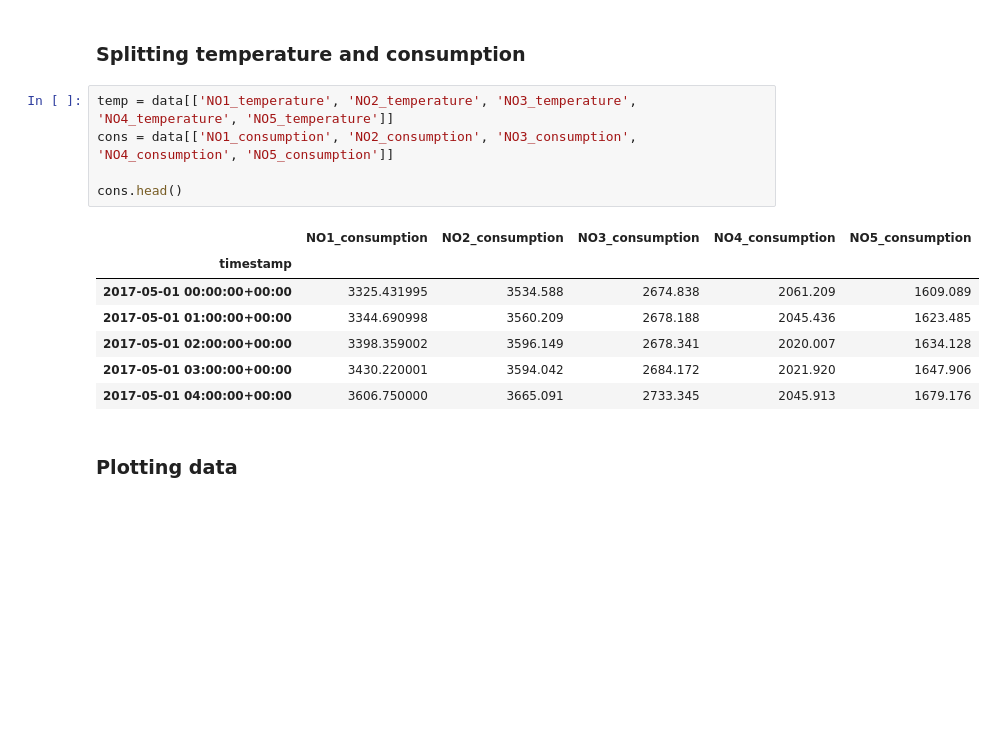
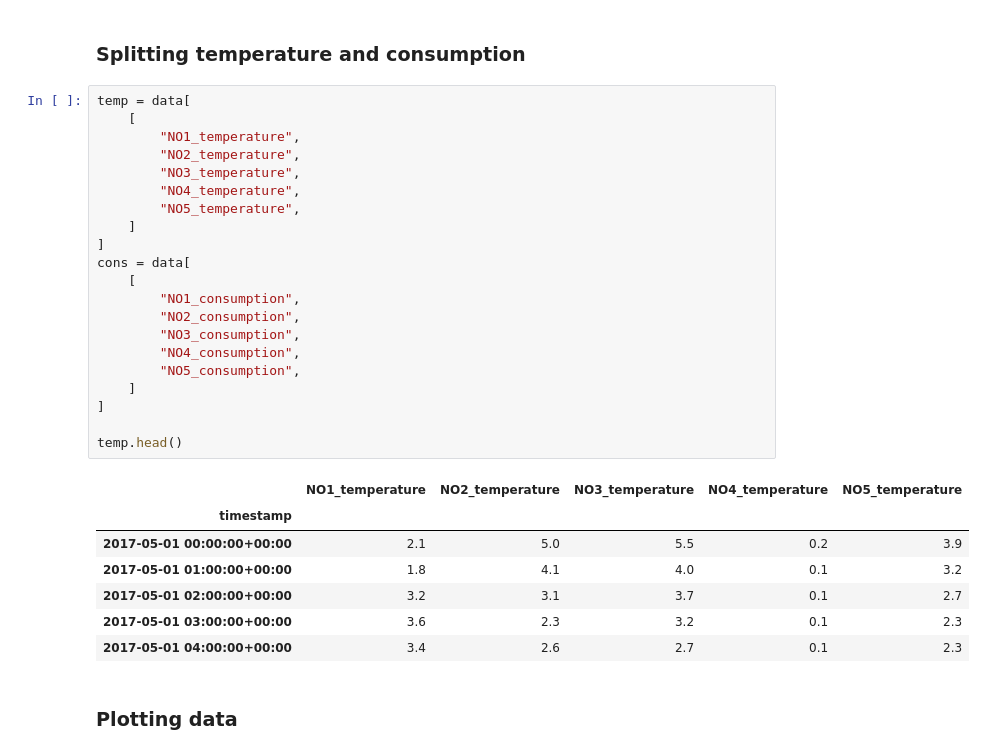
Before and after one commit to jatobro/it3030-deep-learning, a Jupyter notebook: timeseries/feature_engineering.ipynb, the cells around one changed output. Saved outputs shown, nothing was run; the diff lists cells and outputs as text; blank space fills up the shorter version.

```diff
--- a/timeseries/data.ipynb
+++ b/timeseries/feature_engineering.ipynb
@@ -26,17 +42,33 @@ data.set_index('timestamp', inplace=True) # set the timestamp as the index
 # %% [markdown]
 ### Splitting temperature and consumption
 # %%
-temp = data[['NO1_temperature', 'NO2_temperature', 'NO3_temperature', 'NO4_temperature', 'NO5_temperature']]
-cons = data[['NO1_consumption', 'NO2_consumption', 'NO3_consumption', 'NO4_consumption', 'NO5_consumption']]
+temp = data[
+    [
+        "NO1_temperature",
+        "NO2_temperature",
+        "NO3_temperature",
+        "NO4_temperature",
+        "NO5_temperature",
+    ]
+]
+cons = data[
+    [
+        "NO1_consumption",
+        "NO2_consumption",
+        "NO3_consumption",
+        "NO4_consumption",
+        "NO5_consumption",
+    ]
+]
 
-cons.head()
+temp.head()
 # %% [output]
-|  | NO1_consumption | NO2_consumption | NO3_consumption | NO4_consumption | NO5_consumption |
+|  | NO1_temperature | NO2_temperature | NO3_temperature | NO4_temperature | NO5_temperature |
 | timestamp |  |  |  |  |  |
-| 2017-05-01 00:00:00+00:00 | 3325.431995 | 3534.588 | 2674.838 | 2061.209 | 1609.089 |
-| 2017-05-01 01:00:00+00:00 | 3344.690998 | 3560.209 | 2678.188 | 2045.436 | 1623.485 |
-| 2017-05-01 02:00:00+00:00 | 3398.359002 | 3596.149 | 2678.341 | 2020.007 | 1634.128 |
-| 2017-05-01 03:00:00+00:00 | 3430.220001 | 3594.042 | 2684.172 | 2021.920 | 1647.906 |
-| 2017-05-01 04:00:00+00:00 | 3606.750000 | 3665.091 | 2733.345 | 2045.913 | 1679.176 |
+| 2017-05-01 00:00:00+00:00 | 2.1 | 5.0 | 5.5 | 0.2 | 3.9 |
+| 2017-05-01 01:00:00+00:00 | 1.8 | 4.1 | 4.0 | 0.1 | 3.2 |
+| 2017-05-01 02:00:00+00:00 | 3.2 | 3.1 | 3.7 | 0.1 | 2.7 |
+| 2017-05-01 03:00:00+00:00 | 3.6 | 2.3 | 3.2 | 0.1 | 2.3 |
+| 2017-05-01 04:00:00+00:00 | 3.4 | 2.6 | 2.7 | 0.1 | 2.3 |
 # %% [markdown]
 ### Plotting data
```
Also changed, not shown: parts of 13 cells of this notebook, 4 other files.
